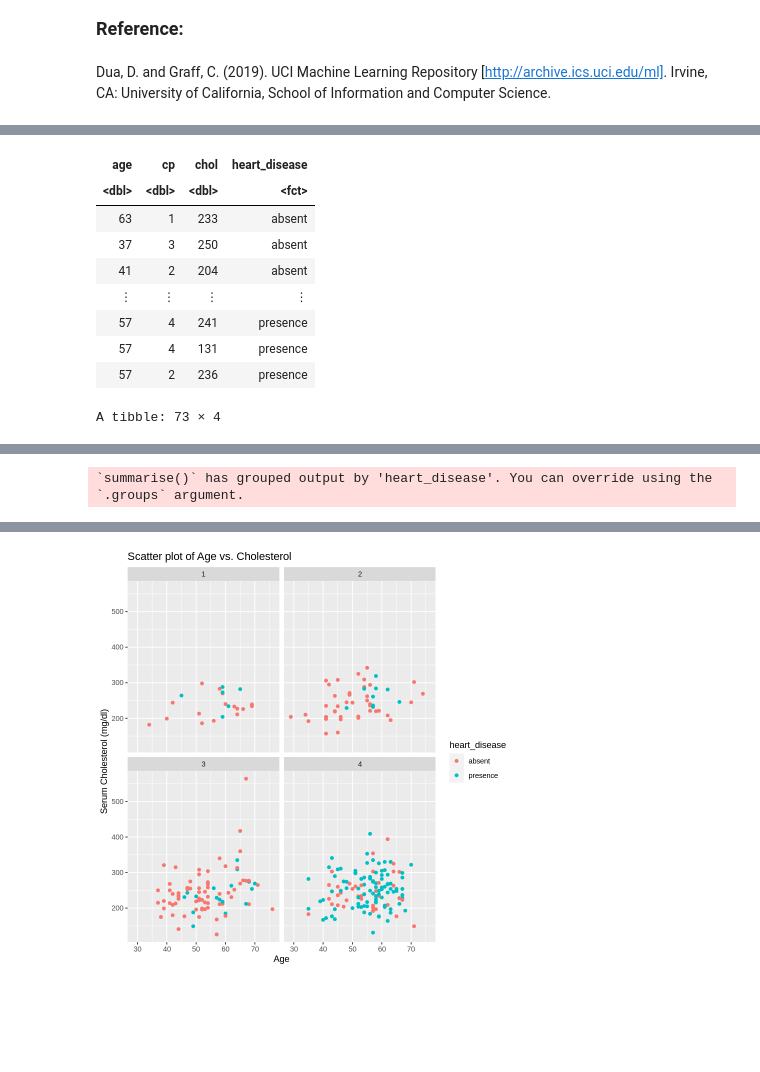
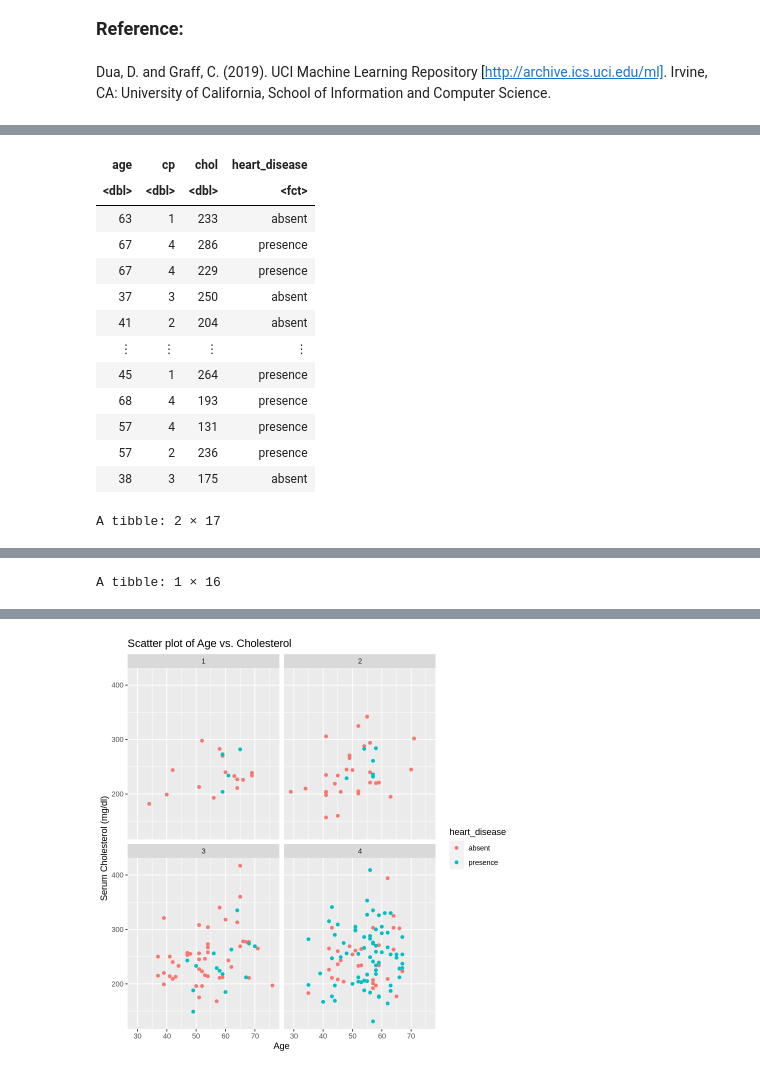
Before and after one commit to MilkyTeaxx/Final_project, a Jupyter notebook: Final_proj.ipynb, the cells around one changed output, grey strips where cells are left out. Saved outputs shown, nothing was run; the diff lists cells and outputs as text; code cells hidden in the pictures; blank space fills up the shorter version.

Commit message:
Done coding

```diff
--- a/Final_proj.ipynb
+++ b/Final_proj.ipynb
@@ -148,23 +144,74 @@ A tibble: 290 × 4
 # %%
+#Using only training data, summarize the data in at least one table (this is exploratory data analysis).
+#An example of a useful table could be one that reports the number of observations in each class, the means of the
+#predictor variables you plan to use in your analysis and how many rows have missing data.
+#Using only training data, visualize the data with at least one plot relevant to the analysis you plan to do
+#(this is exploratory data analysis). An example of a useful visualization could be one that compares the distributions of each of the
+#predictor variables you plan to use in your analysis. (done)
+
 set.seed(1)
+
+#need to explain why we choose the 3 predictors
+
+data_clean <- data_mutated |>
+mutate(heart_disease=as.factor(heart_disease)) |>
+select(age,cp,chol,heart_disease) |>
+  filter(!is.na(heart_disease))
+
+#13 rows have missing data (NA) for heart_disease
+
+data_clean
 
 heart_split <- initial_split(data_clean, prop = 0.75, strata=heart_disease)
 heart_train <- training(heart_split)
 heart_test <- testing(heart_split)
 
-heart_train
-heart_test
+summary_table_individual <- heart_train |>
+  group_by(heart_disease) |>
+  summarise(total = n(),
+    age_max = max(age, na.rm = TRUE),
+    age_min = min(age, na.rm = TRUE),
+    age_sd = sd(age, na.rm = TRUE),
+    age_n = sum(!is.na(age)),
+    age_median = median(age, na.rm = TRUE),
 
-summary_table <- heart_train |>
-  group_by(heart_disease, cp) |>
+    cp_max = max(cp, na.rm = TRUE),
+    cp_min = min(cp, na.rm = TRUE),
+    cp_sd = sd(cp, na.rm = TRUE),
+    cp_n = sum(!is.na(cp)),
+    cp_median = median(cp, na.rm = TRUE),
+
+    chol_max = max(chol, na.rm = TRUE),
+    chol_min = min(chol, na.rm = TRUE),
+    chol_sd = sd(chol, na.rm = TRUE),
+    chol_n = sum(!is.na(chol)),
+    chol_median = median(chol, na.rm = TRUE))
+
+summary_table_individual
+
+summary_table_total <- heart_train |>
   summarise(total = n(),
-            age_mean = mean(age, na.rm = TRUE),
-            chol_mean = mean(chol, na.rm = TRUE))
+    age_max = max(age, na.rm = TRUE),
+    age_min = min(age, na.rm = TRUE),
+    age_sd = sd(age, na.rm = TRUE),
+    age_n = sum(!is.na(age)),
+    age_median = median(age, na.rm = TRUE),
 
+    cp_max = max(cp, na.rm = TRUE),
+    cp_min = min(cp, na.rm = TRUE),
+    cp_sd = sd(cp, na.rm = TRUE),
+    cp_n = sum(!is.na(cp)),
+    cp_median = median(cp, na.rm = TRUE),
 
-print(summary_table, n = nrow(summary_table))
+    chol_max = max(chol, na.rm = TRUE),
+    chol_min = min(chol, na.rm = TRUE),
+    chol_sd = sd(chol, na.rm = TRUE),
+    chol_n = sum(!is.na(chol)),
+    chol_median = median(chol, na.rm = TRUE))
 
-scatter_plot_faceted <- ggplot(data_clean, aes(x = age, y = chol, color = heart_disease)) +
+summary_table_total
+
+scatter_plot_faceted <- ggplot(heart_train, aes(x = age, y = chol, color = heart_disease)) +
   geom_point() +
   labs(title = "Scatter plot of Age vs. Cholesterol",
        x = "Age",
@@ -177,10 +224,14 @@ A tibble: 217 × 4
 | age | cp | chol | heart_disease |
 | <dbl> | <dbl> | <dbl> | <fct> |
 | 63 | 1 | 233 | absent |
+| 67 | 4 | 286 | presence |
+| 67 | 4 | 229 | presence |
 | 37 | 3 | 250 | absent |
 | 41 | 2 | 204 | absent |
 | ⋮ | ⋮ | ⋮ | ⋮ |
-| 57 | 4 | 241 | presence |
+| 45 | 1 | 264 | presence |
+| 68 | 4 | 193 | presence |
 | 57 | 4 | 131 | presence |
 | 57 | 2 | 236 | presence |
+| 38 | 3 | 175 | absent |
-A tibble: 73 × 4
+A tibble: 2 × 17
@@ -196,2 +242 @@ A tibble: 73 × 4
-`summarise()` has grouped output by 'heart_disease'. You can override using the
-`.groups` argument.
+A tibble: 1 × 16
@@ -210,2 +246,2 @@ A tibble: 73 × 4
-[figure, old version]
+[figure, new version]
 # %%
```
Also changed, not shown: parts of 12 cells of this notebook.
